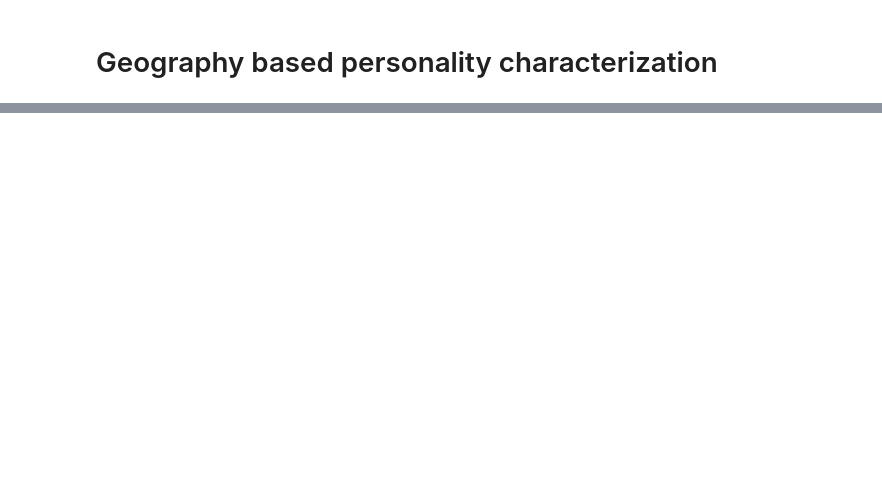
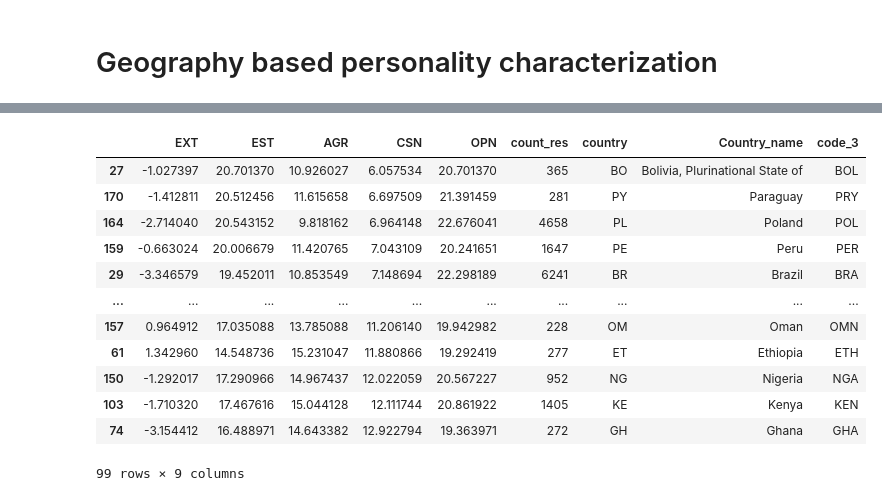
Before and after one commit to Diego-II/MDP-Project, a Jupyter notebook: Notebook/Proyecto_final_main.ipynb, the cells around one changed output, grey strips where cells are left out. Drawn from its saved outputs; the diff is of its cells as text; code cells hidden in the pictures; blank space fills up the shorter version.

```diff
--- a/Notebook/Proyecto_final_main.ipynb
+++ b/Notebook/Proyecto_final_main.ipynb
@@ -34,0 +356,16 @@ df
+# %%
+agg_country_big5_new[agg_country_big5_new['count_res']>200].sort_values(by = 'CSN')
+# %% [output]
+|  | EXT | EST | AGR | CSN | OPN | count_res | country | Country_name | code_3 |
+| 27 | -1.027397 | 20.701370 | 10.926027 | 6.057534 | 20.701370 | 365 | BO | Bolivia, Plurinational State of | BOL |
+| 170 | -1.412811 | 20.512456 | 11.615658 | 6.697509 | 21.391459 | 281 | PY | Paraguay | PRY |
+| 164 | -2.714040 | 20.543152 | 9.818162 | 6.964148 | 22.676041 | 4658 | PL | Poland | POL |
+| 159 | -0.663024 | 20.006679 | 11.420765 | 7.043109 | 20.241651 | 1647 | PE | Peru | PER |
+| 29 | -3.346579 | 19.452011 | 10.853549 | 7.148694 | 22.298189 | 6241 | BR | Brazil | BRA |
+| ... | ... | ... | ... | ... | ... | ... | ... | ... | ... |
+| 157 | 0.964912 | 17.035088 | 13.785088 | 11.206140 | 19.942982 | 228 | OM | Oman | OMN |
+| 61 | 1.342960 | 14.548736 | 15.231047 | 11.880866 | 19.292419 | 277 | ET | Ethiopia | ETH |
+| 150 | -1.292017 | 17.290966 | 14.967437 | 12.022059 | 20.567227 | 952 | NG | Nigeria | NGA |
+| 103 | -1.710320 | 17.467616 | 15.044128 | 12.111744 | 20.861922 | 1405 | KE | Kenya | KEN |
+| 74 | -3.154412 | 16.488971 | 14.643382 | 12.922794 | 19.363971 | 272 | GH | Ghana | GHA |
+99 rows × 9 columns
```
Also changed, not shown: parts of 43 cells of this notebook.
